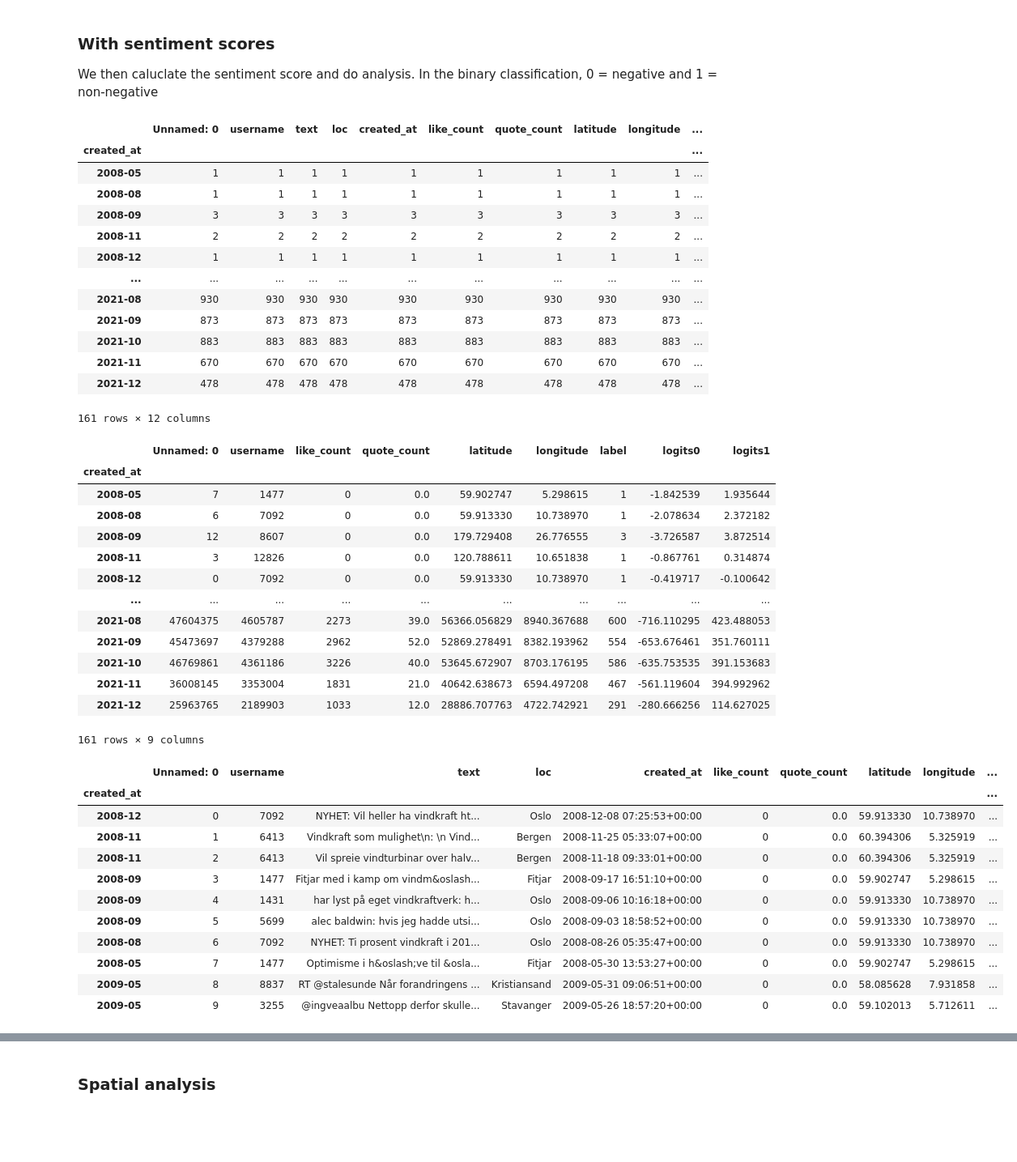
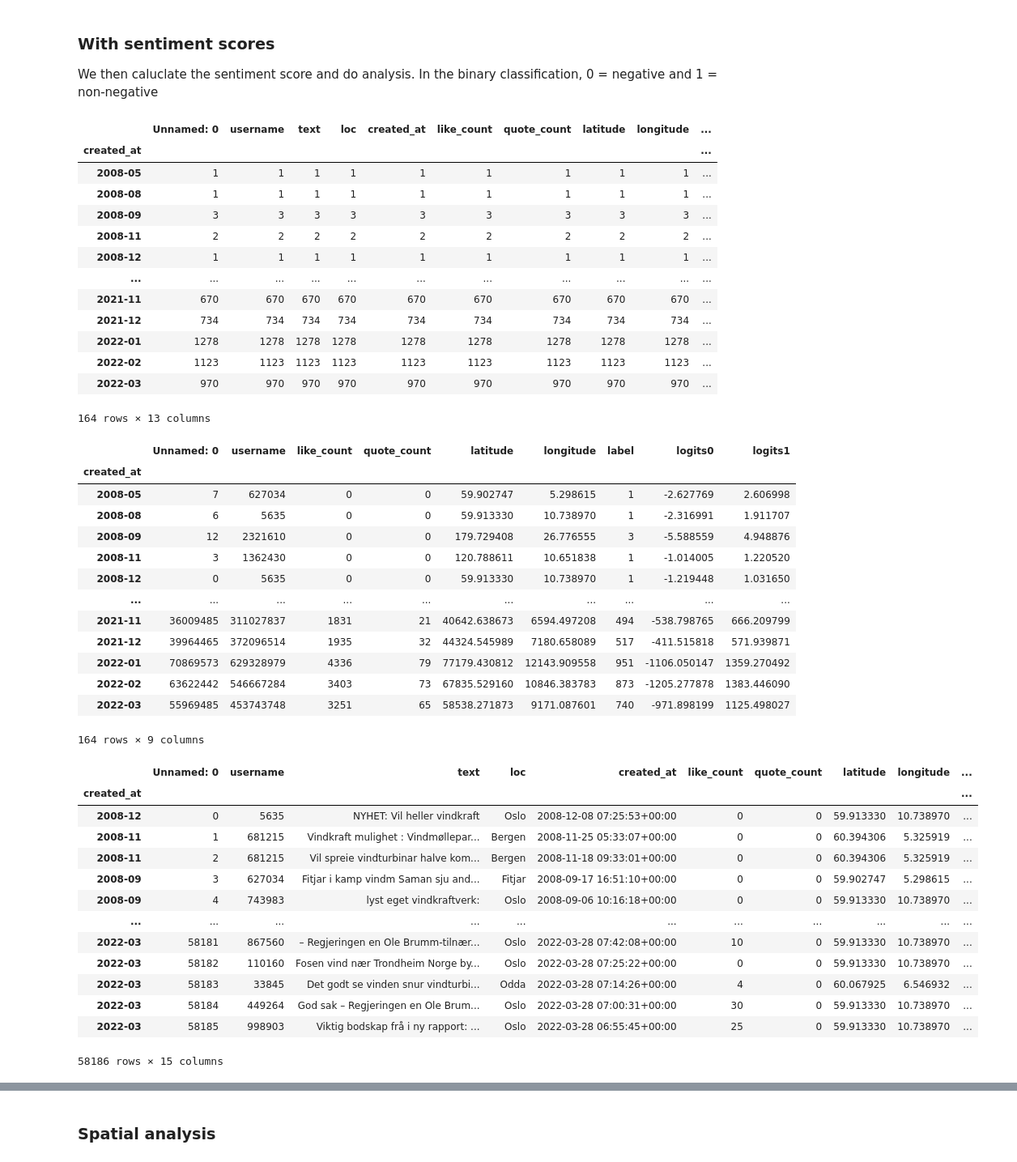
Before and after one commit to OskarVagero/sentiment-analysis-we, a Jupyter notebook: python_scripts/proj_twitt_sentiment/binary_results.ipynb, the cells around one changed output, grey strips where cells are left out. Shown at 81% size. Cells and saved outputs as stored; diff of their text form; code cells hidden in the pictures; blank space fills up the shorter version.

```diff
--- a/python_scripts/proj_twitt_sentiment/binary_results.ipynb
+++ b/python_scripts/proj_twitt_sentiment/binary_results.ipynb
@@ -29,7 +57,7 @@ gdf_NOnuts3 = gdf_NOnuts3.to_crs("EPSG:4326")
 We start by simply loading the data from our csv file
 # %%
 df_twitter = pd.read_csv(
-    "complete_datset_f1083_noemoji.csv",
+    "data/third_rendition_geolocated_anonymous_negneutral_predict.csv",
     parse_dates=[
         'created_at'
     ]
@@ -77,12 +107,12 @@ total_sentiments
 | 2008-11 | 2 | 2 | 2 | 2 | 2 | 2 | 2 | 2 | 2 | ... |
 | 2008-12 | 1 | 1 | 1 | 1 | 1 | 1 | 1 | 1 | 1 | ... |
 | ... | ... | ... | ... | ... | ... | ... | ... | ... | ... | ... |
-| 2021-08 | 930 | 930 | 930 | 930 | 930 | 930 | 930 | 930 | 930 | ... |
-| 2021-09 | 873 | 873 | 873 | 873 | 873 | 873 | 873 | 873 | 873 | ... |
-| 2021-10 | 883 | 883 | 883 | 883 | 883 | 883 | 883 | 883 | 883 | ... |
 | 2021-11 | 670 | 670 | 670 | 670 | 670 | 670 | 670 | 670 | 670 | ... |
-| 2021-12 | 478 | 478 | 478 | 478 | 478 | 478 | 478 | 478 | 478 | ... |
+| 2021-12 | 734 | 734 | 734 | 734 | 734 | 734 | 734 | 734 | 734 | ... |
+| 2022-01 | 1278 | 1278 | 1278 | 1278 | 1278 | 1278 | 1278 | 1278 | 1278 | ... |
+| 2022-02 | 1123 | 1123 | 1123 | 1123 | 1123 | 1123 | 1123 | 1123 | 1123 | ... |
+| 2022-03 | 970 | 970 | 970 | 970 | 970 | 970 | 970 | 970 | 970 | ... |
-161 rows × 12 columns
+164 rows × 13 columns
 # %%
 # then next, we calculate the sum of the label values, which will correspond to the total amount of non-negative tweets
 average_sentiments = df_twitter_monthly_senti.groupby(level=0).sum()
@@ -90,18 +120,18 @@ average_sentiments
 # %% [output]
 |  | Unnamed: 0 | username | like_count | quote_count | latitude | longitude | label | logits0 | logits1 |
 | created_at |  |  |  |  |  |  |  |  |  |
-| 2008-05 | 7 | 1477 | 0 | 0.0 | 59.902747 | 5.298615 | 1 | -1.842539 | 1.935644 |
-| 2008-08 | 6 | 7092 | 0 | 0.0 | 59.913330 | 10.738970 | 1 | -2.078634 | 2.372182 |
-| 2008-09 | 12 | 8607 | 0 | 0.0 | 179.729408 | 26.776555 | 3 | -3.726587 | 3.872514 |
-| 2008-11 | 3 | 12826 | 0 | 0.0 | 120.788611 | 10.651838 | 1 | -0.867761 | 0.314874 |
-| 2008-12 | 0 | 7092 | 0 | 0.0 | 59.913330 | 10.738970 | 1 | -0.419717 | -0.100642 |
+| 2008-05 | 7 | 627034 | 0 | 0 | 59.902747 | 5.298615 | 1 | -2.627769 | 2.606998 |
+| 2008-08 | 6 | 5635 | 0 | 0 | 59.913330 | 10.738970 | 1 | -2.316991 | 1.911707 |
+| 2008-09 | 12 | 2321610 | 0 | 0 | 179.729408 | 26.776555 | 3 | -5.588559 | 4.948876 |
+| 2008-11 | 3 | 1362430 | 0 | 0 | 120.788611 | 10.651838 | 1 | -1.014005 | 1.220520 |
+| 2008-12 | 0 | 5635 | 0 | 0 | 59.913330 | 10.738970 | 1 | -1.219448 | 1.031650 |
 | ... | ... | ... | ... | ... | ... | ... | ... | ... | ... |
-| 2021-08 | 47604375 | 4605787 | 2273 | 39.0 | 56366.056829 | 8940.367688 | 600 | -716.110295 | 423.488053 |
-| 2021-09 | 45473697 | 4379288 | 2962 | 52.0 | 52869.278491 | 8382.193962 | 554 | -653.676461 | 351.760111 |
-| 2021-10 | 46769861 | 4361186 | 3226 | 40.0 | 53645.672907 | 8703.176195 | 586 | -635.753535 | 391.153683 |
-| 2021-11 | 36008145 | 3353004 | 1831 | 21.0 | 40642.638673 | 6594.497208 | 467 | -561.119604 | 394.992962 |
-| 2021-12 | 25963765 | 2189903 | 1033 | 12.0 | 28886.707763 | 4722.742921 | 291 | -280.666256 | 114.627025 |
+| 2021-11 | 36009485 | 311027837 | 1831 | 21 | 40642.638673 | 6594.497208 | 494 | -538.798765 | 666.209799 |
+| 2021-12 | 39964465 | 372096514 | 1935 | 32 | 44324.545989 | 7180.658089 | 517 | -411.515818 | 571.939871 |
+| 2022-01 | 70869573 | 629328979 | 4336 | 79 | 77179.430812 | 12143.909558 | 951 | -1106.050147 | 1359.270492 |
+| 2022-02 | 63622442 | 546667284 | 3403 | 73 | 67835.529160 | 10846.383783 | 873 | -1205.277878 | 1383.446090 |
+| 2022-03 | 55969485 | 453743748 | 3251 | 65 | 58538.271873 | 9171.087601 | 740 | -971.898199 | 1125.498027 |
-161 rows × 9 columns
+164 rows × 9 columns
 # %%
 # 1 = positive, 0 = negative
 # the amount of negative sentiments is calculated by the total amount of sentiments minus the amount of non-negative
@@ -109,17 +139,19 @@ average_sentiments
 df_twitter_monthly_senti['negative_sentiment'] = total_sentiments['label'] - average_sentiments['label']
 df_twitter_monthly_senti['non-negative_sentiment'] = average_sentiments['label']
 # %%
-df_twitter_monthly_senti.head(10)
+df_twitter_monthly_senti
 # %% [output]
 |  | Unnamed: 0 | username | text | loc | created_at | like_count | quote_count | latitude | longitude | ... |
 | created_at |  |  |  |  |  |  |  |  |  | ... |
-| 2008-12 | 0 | 7092 | NYHET: Vil heller ha vindkraft ht... | Oslo | 2008-12-08 07:25:53+00:00 | 0 | 0.0 | 59.913330 | 10.738970 | ... |
-| 2008-11 | 1 | 6413 | Vindkraft som mulighet\n: \n Vind... | Bergen | 2008-11-25 05:33:07+00:00 | 0 | 0.0 | 60.394306 | 5.325919 | ... |
-| 2008-11 | 2 | 6413 | Vil spreie vindturbinar over halv... | Bergen | 2008-11-18 09:33:01+00:00 | 0 | 0.0 | 60.394306 | 5.325919 | ... |
-| 2008-09 | 3 | 1477 | Fitjar med i kamp om vindm&oslash... | Fitjar | 2008-09-17 16:51:10+00:00 | 0 | 0.0 | 59.902747 | 5.298615 | ... |
-| 2008-09 | 4 | 1431 | har lyst på eget vindkraftverk: h... | Oslo | 2008-09-06 10:16:18+00:00 | 0 | 0.0 | 59.913330 | 10.738970 | ... |
-| 2008-09 | 5 | 5699 | alec baldwin: hvis jeg hadde utsi... | Oslo | 2008-09-03 18:58:52+00:00 | 0 | 0.0 | 59.913330 | 10.738970 | ... |
-| 2008-08 | 6 | 7092 | NYHET: Ti prosent vindkraft i 201... | Oslo | 2008-08-26 05:35:47+00:00 | 0 | 0.0 | 59.913330 | 10.738970 | ... |
-| 2008-05 | 7 | 1477 | Optimisme i h&oslash;ve til &osla... | Fitjar | 2008-05-30 13:53:27+00:00 | 0 | 0.0 | 59.902747 | 5.298615 | ... |
-| 2009-05 | 8 | 8837 | RT @stalesunde Når forandringens ... | Kristiansand | 2009-05-31 09:06:51+00:00 | 0 | 0.0 | 58.085628 | 7.931858 | ... |
-| 2009-05 | 9 | 3255 | @ingveaalbu Nettopp derfor skulle... | Stavanger | 2009-05-26 18:57:20+00:00 | 0 | 0.0 | 59.102013 | 5.712611 | ... |
+| 2008-12 | 0 | 5635 | NYHET: Vil heller vindkraft | Oslo | 2008-12-08 07:25:53+00:00 | 0 | 0 | 59.913330 | 10.738970 | ... |
+| 2008-11 | 1 | 681215 | Vindkraft mulighet : Vindmøllepar... | Bergen | 2008-11-25 05:33:07+00:00 | 0 | 0 | 60.394306 | 5.325919 | ... |
+| 2008-11 | 2 | 681215 | Vil spreie vindturbinar halve kom... | Bergen | 2008-11-18 09:33:01+00:00 | 0 | 0 | 60.394306 | 5.325919 | ... |
+| 2008-09 | 3 | 627034 | Fitjar i kamp vindm Saman sju and... | Fitjar | 2008-09-17 16:51:10+00:00 | 0 | 0 | 59.902747 | 5.298615 | ... |
+| 2008-09 | 4 | 743983 | lyst eget vindkraftverk: | Oslo | 2008-09-06 10:16:18+00:00 | 0 | 0 | 59.913330 | 10.738970 | ... |
+| ... | ... | ... | ... | ... | ... | ... | ... | ... | ... | ... |
+| 2022-03 | 58181 | 867560 | – Regjeringen en Ole Brumm-tilnær... | Oslo | 2022-03-28 07:42:08+00:00 | 10 | 0 | 59.913330 | 10.738970 | ... |
+| 2022-03 | 58182 | 110160 | Fosen vind nær Trondheim Norge by... | Oslo | 2022-03-28 07:25:22+00:00 | 0 | 0 | 59.913330 | 10.738970 | ... |
+| 2022-03 | 58183 | 33845 | Det godt se vinden snur vindturbi... | Odda | 2022-03-28 07:14:26+00:00 | 4 | 0 | 60.067925 | 6.546932 | ... |
+| 2022-03 | 58184 | 449264 | God sak – Regjeringen en Ole Brum... | Oslo | 2022-03-28 07:00:31+00:00 | 30 | 0 | 59.913330 | 10.738970 | ... |
+| 2022-03 | 58185 | 998903 | Viktig bodskap frå i ny rapport: ... | Oslo | 2022-03-28 06:55:45+00:00 | 25 | 0 | 59.913330 | 10.738970 | ... |
+58186 rows × 15 columns
```
Also changed, not shown: parts of 60 cells of this notebook.
